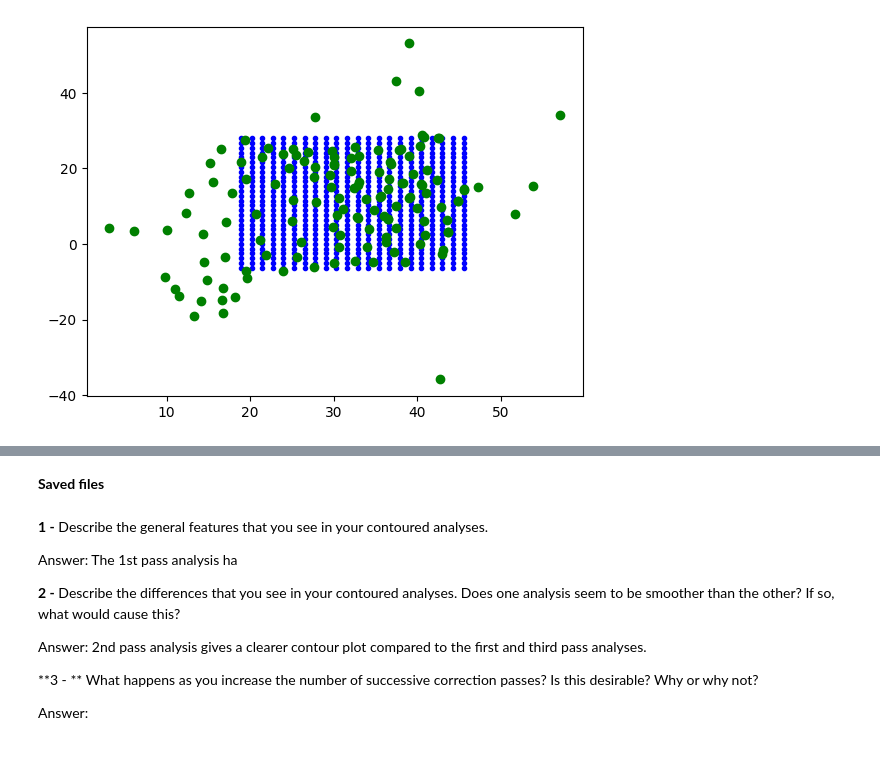
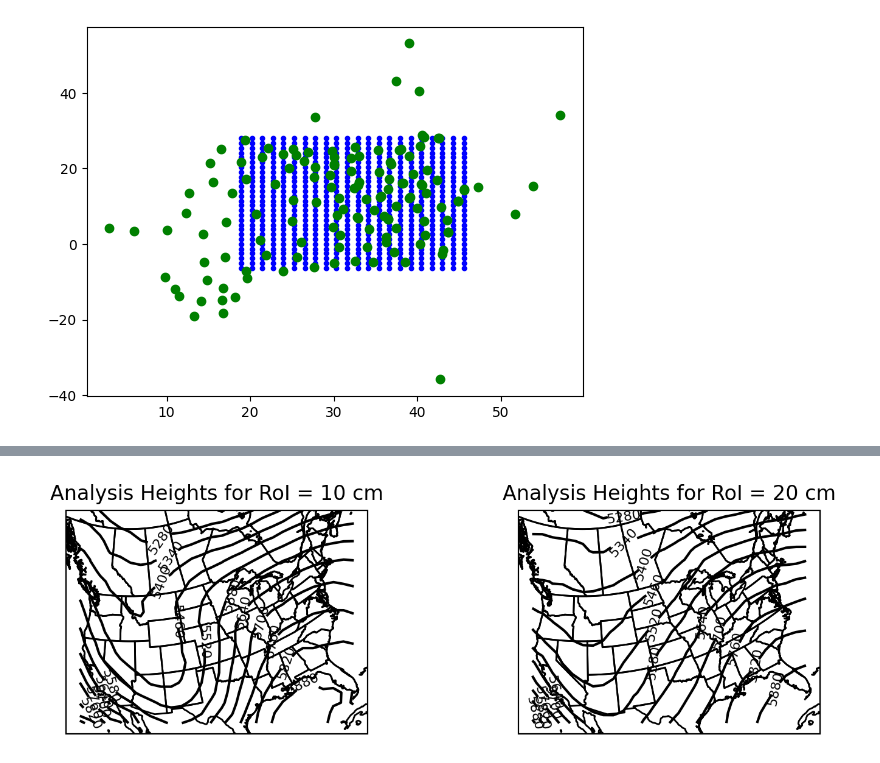
Before and after one commit to SWainty24/ATSC528, a Jupyter notebook: 01-Function_Fitting/function_fitting_SW.ipynb, the cells around one changed output, grey strips where cells are left out. Saved outputs shown, nothing was run; the diff lists cells and outputs as text; code cells hidden in the pictures.

```diff
--- a/01-Function_Fitting/function_fitting_SW.ipynb
+++ b/01-Function_Fitting/function_fitting_SW.ipynb
@@ -390,3 +194,20 @@ RMSE_3: 140.68997877693172
+# %%
+#Define the grid points in flat format for easier processing (Needed help of AI for this part)
+flat_grid_points = np.vstack([X.ravel(), Y.ravel()]).T
+
+# Analysis with RoI = 10 cm
+roi_10cm = 10
+grid_heights_10cm,num_obs_10cm = perform_analysis(flat_grid_points, xk, yk, heights, roi_10cm)
+
+# Analysis with RoI = 20 cm
+roi_20cm = 20
+grid_heights_20cm, num_obs_20cm= perform_analysis(flat_grid_points, xk, yk, heights, roi_20cm)
+
+# Step 4: Reshape grid heights back into 2D arrays for plotting (needed help from AI)
+heights_10cm_reshaped = grid_heights_10cm.reshape(X.shape)
+heights_20cm_reshaped = grid_heights_20cm.reshape(X.shape)
+num_obs_10cm_reshaped = num_obs_10cm.reshape(X.shape)
+num_obs_20cm_reshaped = num_obs_20cm.reshape(X.shape)
 # %%
 X_meters = X * 0.01 # Convert cm to meters
 
@@ -474,2 +232,0 @@ plt.show()
-# %% [markdown]
-**Saved files**
@@ -485,15 +233,25 @@ np.savetxt("Diff_3_2.txt", Analysis3, fmt="%.6f", header="Analysis3-Analysis2")
-# %% [markdown]
-**1 -** Describe the general features that you see in your contoured analyses.
-
-
-Answer: The 1st pass analysis ha
-
-**2 -** Describe the differences that you see in your contoured analyses. Does one analysis seem to be smoother than the other?  If so, what would cause this?
-
-
-Answer: 2nd pass analysis gives a clearer contour plot compared to the first and third pass analyses.
-
-**3 - ** What happens as you increase the number of successive correction passes?  Is this desirable?  Why or why not?
-
-
-Answer:
+# %%
+#Plot 500-mb analysis contour map
+fig = plt.figure(figsize=(8, 8), dpi=200)
+
+ax1 = fig.add_subplot(1, 2, 1, projection=proj)
+ax2 = fig.add_subplot(1, 2, 2, projection=proj)
+plt.subplots_adjust(wspace=0.5)
+
+#For RoI 10 cm
+ax1.add_feature(cfeature.COASTLINE)
+ax1.add_feature(cfeature.STATES)
+ax1.set_title('Analysis Heights for RoI = 10 cm')
+cs1 = ax1.contour(longitude_grid, latitude_grid, heights_10cm_reshaped, colors='k',levels=np.arange(0,8000,60),transform=ccrs.PlateCarree())
+plt.clabel(cs1,levels=np.arange(0,8000,60),fontsize=8)
+
+#For RoI 20 cm
+ax2.add_feature(cfeature.COASTLINE)
+ax2.add_feature(cfeature.STATES)
+ax2.set_title('Analysis Heights for RoI = 20 cm')
+cs2 = ax2.contour(longitude_grid, latitude_grid, heights_20cm_reshaped, colors='k',levels=np.arange(0,8000,60),transform=ccrs.PlateCarree())
+plt.clabel(cs2,levels=np.arange(0,8000,60),fontsize=8)
+
+plt.show()
+# %% [output]
+[figure, added]
```
Also changed, not shown: parts of 35 cells of this notebook.
